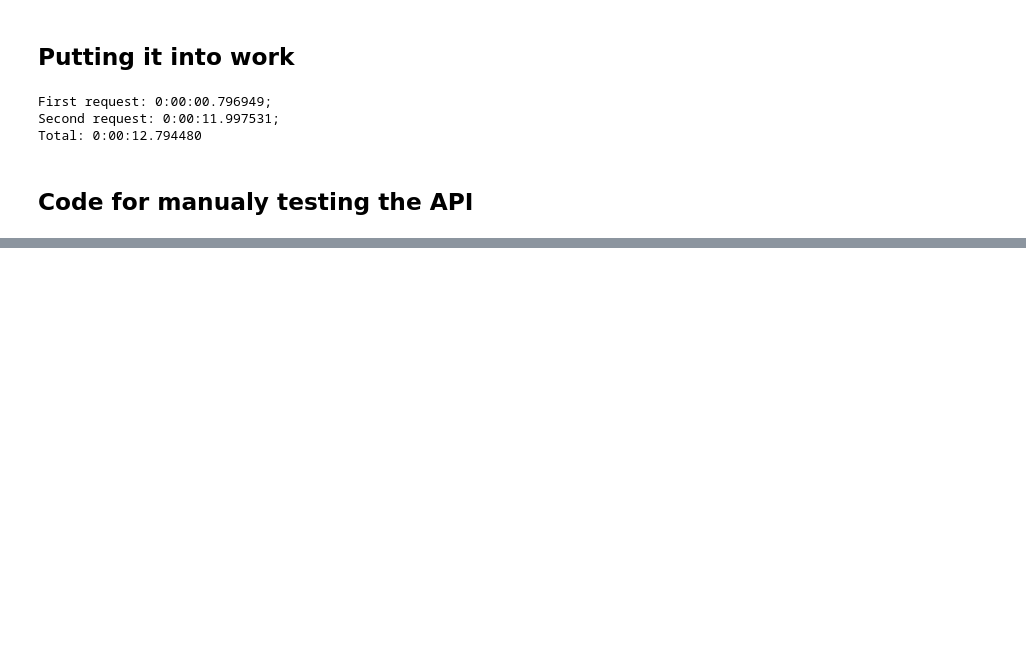
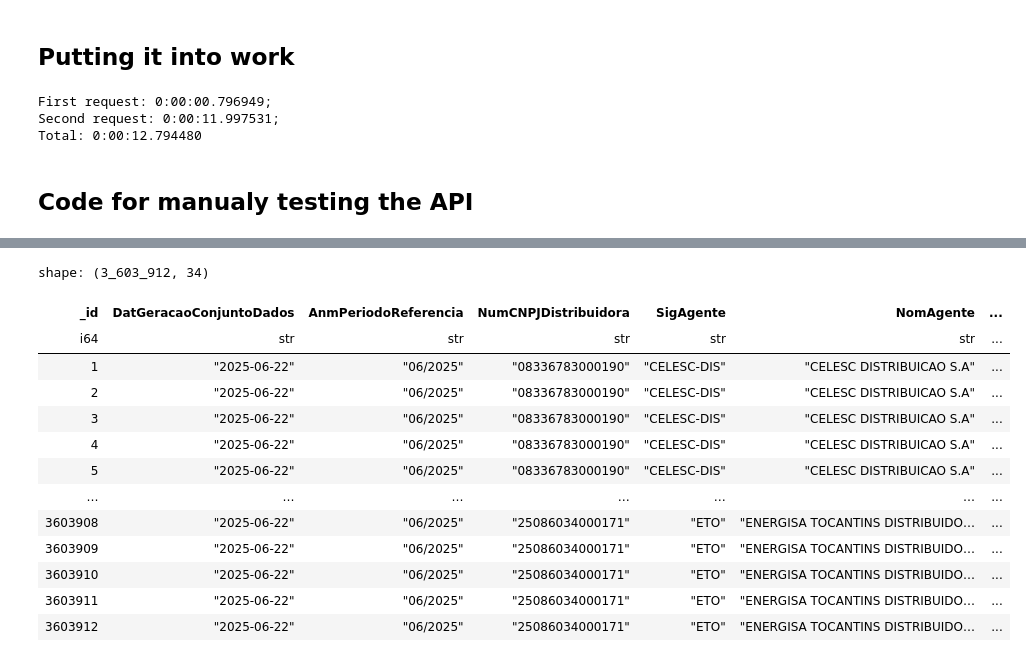
Before and after one commit to Equipe-1-1/aneel_dashboard, a Jupyter notebook: aneel_requests.ipynb, the cells around one changed output, grey strips where cells are left out. Saved outputs shown, nothing was run; the diff lists cells and outputs as text; code cells hidden in the pictures; blank space fills up the shorter version.

```diff
--- a/aneel_requests.ipynb
+++ b/aneel_requests.ipynb
@@ -107,8 +107,8 @@ BASE_URL = "https://dadosabertos.aneel.gov.br/api/3/action/datastore_search"
 
 params = {
     "resource_id": 'b1bd71e7-d0ad-4214-9053-cbd58e9564a7',
-    "limit": 2,
-    "offset": 0,
+    "limit": 32000,
+    "offset": 3520000,
 }
 r = requests.get(BASE_URL, params=params).json()
 # %%
@@ -133,0 +263,4 @@ r#.get("next")#.json()#.get("result").get("total")
+# %%
+dh = DataHandler()
+lf = dh.LazyFrame()
+lf.collect()
@@ -133,0 +286,27 @@ r#.get("next")#.json()#.get("result").get("total")
+# %%
+from os.path import exists
+
+import polars as pl
+
+import requests
+from requests import ConnectionError
+
+class DataHandler:
+    def __init__(self):
+        self.DATA_PATH = "./data/"
+        self.DATA_FILE = "aneel_threading.parquet"
+        self.DATA_FILE_PATH = self.DATA_PATH + self.DATA_FILE
+        self.data_loader = DataLoader(self.DATA_FILE_PATH)
+
+    def LazyFrame(self):
+        has_no_data_file = not exists(self.DATA_FILE_PATH)
+
+        if has_no_data_file:
+            self.data_loader.load()
+
+        lf = pl.scan_parquet(self.DATA_FILE_PATH)
+
+        return lf.with_columns(
+            pl.col("MdaPotenciaInstaladaKW").str.replace(",", ".")
+            .cast(pl.Float64)
+        )
@@ -133,0 +435,23 @@ r#.get("next")#.json()#.get("result").get("total")
+# %%
+from aneel_backend.DataHandler import DataHandler
+from aneel_backend.DataLoader import DataLoader
+
+dh = DataHandler()
+lf = dh.LazyFrame()
+# %%
+lf.collect()
+# %% [output]
+shape: (3_603_912, 34)
+| _id | DatGeracaoConjuntoDados | AnmPeriodoReferencia | NumCNPJDistribuidora | SigAgente | NomAgente | ... |
+| i64 | str | str | str | str | str | ... |
+| 1 | "2025-06-22" | "06/2025" | "08336783000190" | "CELESC-DIS" | "CELESC DISTRIBUICAO S.A" | ... |
+| 2 | "2025-06-22" | "06/2025" | "08336783000190" | "CELESC-DIS" | "CELESC DISTRIBUICAO S.A" | ... |
+| 3 | "2025-06-22" | "06/2025" | "08336783000190" | "CELESC-DIS" | "CELESC DISTRIBUICAO S.A" | ... |
+| 4 | "2025-06-22" | "06/2025" | "08336783000190" | "CELESC-DIS" | "CELESC DISTRIBUICAO S.A" | ... |
+| 5 | "2025-06-22" | "06/2025" | "08336783000190" | "CELESC-DIS" | "CELESC DISTRIBUICAO S.A" | ... |
+| … | … | … | … | … | … | ... |
+| 3603908 | "2025-06-22" | "06/2025" | "25086034000171" | "ETO" | "ENERGISA TOCANTINS DISTRIBUIDO… | ... |
+| 3603909 | "2025-06-22" | "06/2025" | "25086034000171" | "ETO" | "ENERGISA TOCANTINS DISTRIBUIDO… | ... |
+| 3603910 | "2025-06-22" | "06/2025" | "25086034000171" | "ETO" | "ENERGISA TOCANTINS DISTRIBUIDO… | ... |
+| 3603911 | "2025-06-22" | "06/2025" | "25086034000171" | "ETO" | "ENERGISA TOCANTINS DISTRIBUIDO… | ... |
+| 3603912 | "2025-06-22" | "06/2025" | "25086034000171" | "ETO" | "ENERGISA TOCANTINS DISTRIBUIDO… | ... |
```
Also changed, not shown: parts of 5 cells of this notebook, 8 other files.
